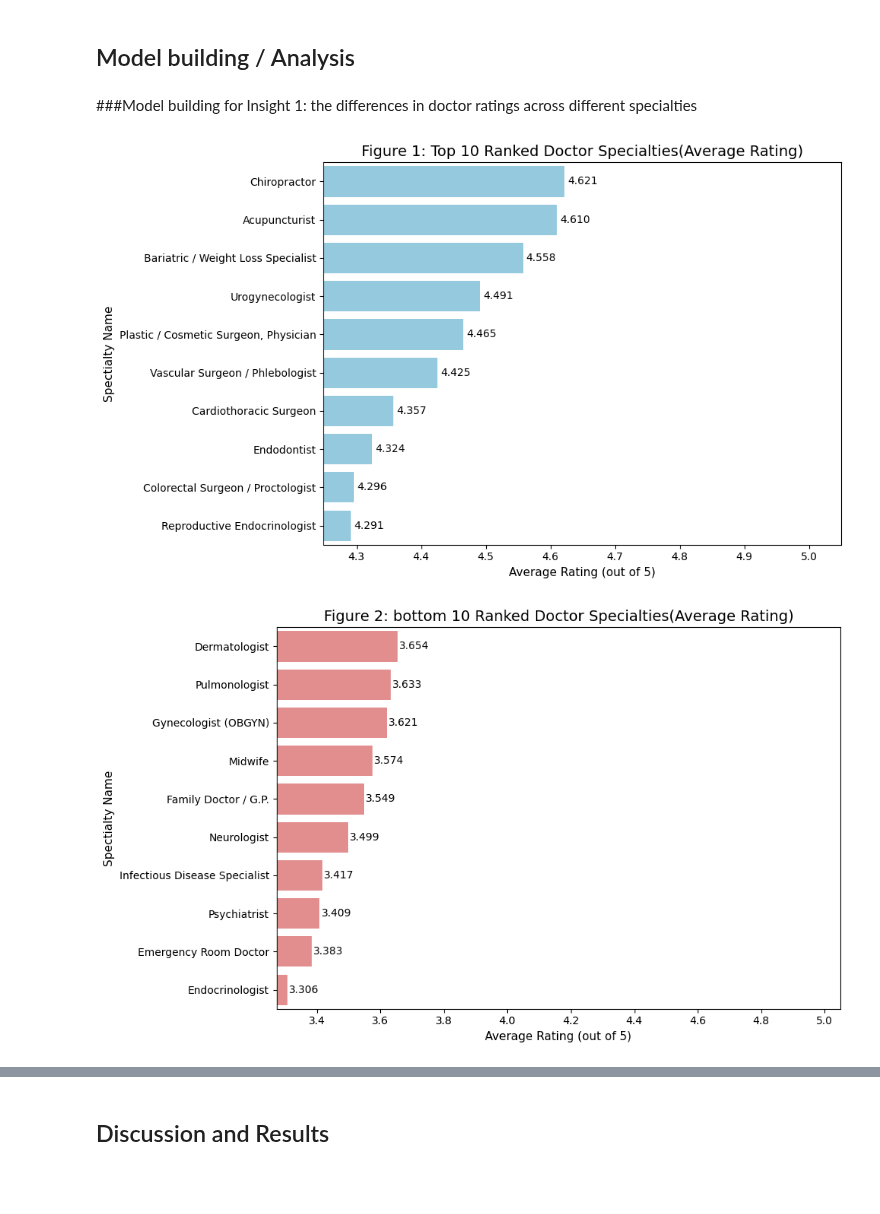
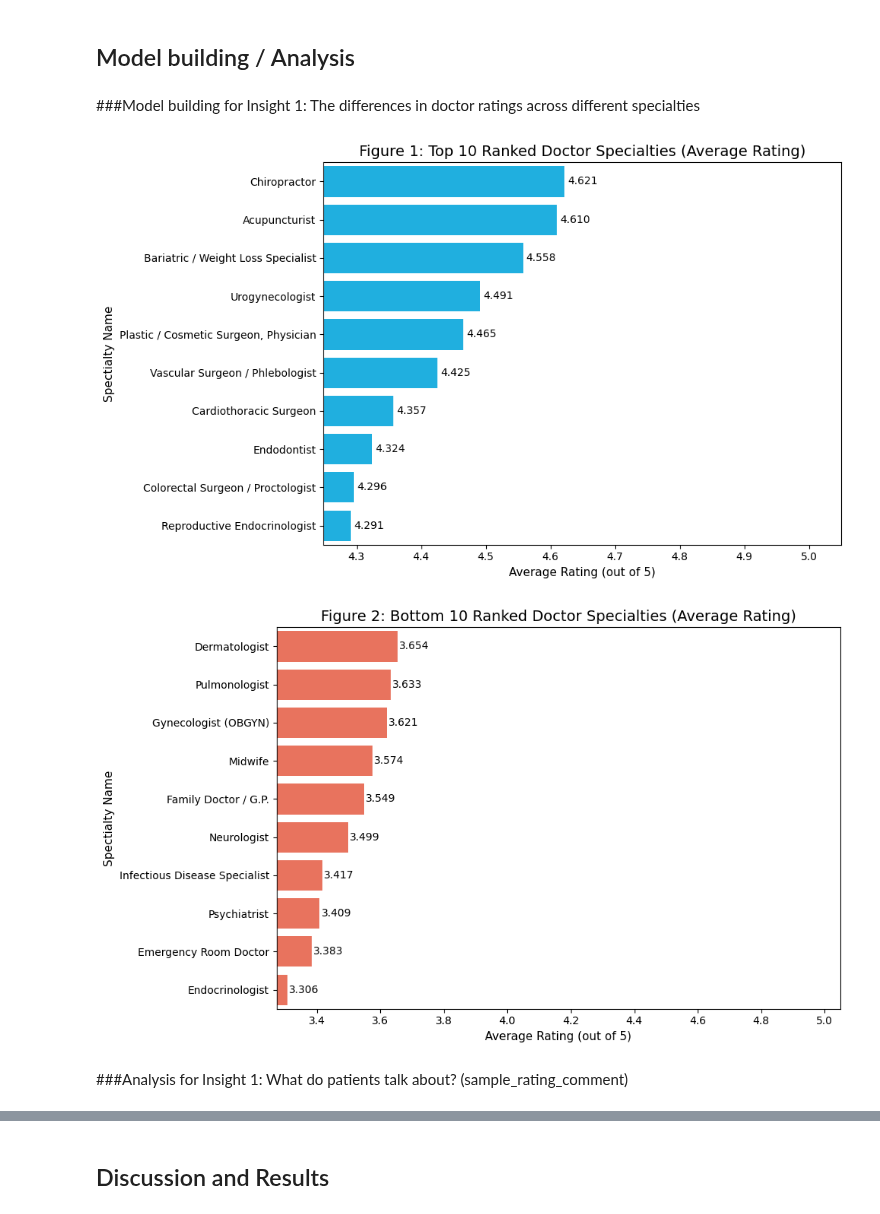
Before and after one commit to cis9650group7-boop/Group-7_Project1_HealthRateAnalysis, a Jupyter notebook: term_project_group7.ipynb, the cells around one changed output, grey strips where cells are left out. Cells and saved outputs as stored; diff of their text form; code cells hidden in the pictures; blank space fills up the shorter version.

Commit message:
Add: Analysis for Insight 1: What do patients talk about? (sample_rating_comment)

```diff
--- a/term_project_group7.ipynb
+++ b/term_project_group7.ipynb
@@ -129,7 +131,8 @@ columns_load = ["_id",
                  "rating.helpfulness",
                  "rating.punctuality",
                   "rating.staff",
-                 "rating.count"]
+                 "rating.count",
+                "sample_rating_comment"]
 
 csv_path = healthrate_raw[1]
 df = gcs_file_to_dataframe(BUCKET_NAME,  csv_path, columns_load)
@@ -174,7 +177,7 @@ The raw data set from the CSV file contained 1,611 columns and 143,791 rows. Tha
 cols_to_keep = [
     "_id", "full_name", "specialty_name", "location.city.name",
     "rating.average", "rating.helpfulness", "rating.punctuality",
-    "rating.staff", "rating.count"
+    "rating.staff", "rating.count","sample_rating_comment"
 ]
 
 df_clean = df[cols_to_keep].copy()
@@ -288,7 +300,7 @@ The 10th percentile rating count threshold: 165.25
 # %% [markdown]
 ## Model building / Analysis
 # %% [markdown]
-###Model building for Insight 1: the differences in doctor ratings across different specialties
+###Model building for Insight 1: The differences in doctor ratings across different specialties
 # %%
 # Model building for Insight 1: the differences in doctor ratings across different specialties
 # specialty_result_df is the dataframe already containing rows order by final_average_rating DESC
@@ -306,9 +318,9 @@ sns.barplot(
     x = 'final_average_rating',
     y = 'specialty_name',
     data = top_10_df,
-    color = 'skyblue'
+    color = 'deepskyblue'
 )
-plt.title('Figure 1: Top 10 Ranked Doctor Specialties(Average Rating)', fontsize = 14)
+plt.title('Figure 1: Top 10 Ranked Doctor Specialties (Average Rating)', fontsize = 14)
 plt.xlabel('Average Rating (out of 5)', fontsize = 11)
 plt.ylabel('Spectialty Name', fontsize = 11)
 
@@ -338,34 +350,36 @@ bottom_10_df = specialty_result_df.tail(10).copy()
 # 2. Sort the plotting data by rating ASC for correct chart display
 bottom_10_df = bottom_10_df.sort_values(by='final_average_rating', ascending=True)
 
 #3. Create Bottom 10 Horizontal Bar Chart
 plt.figure(figsize=(10,6))
 sns.barplot(
     x = 'final_average_rating',
     y = 'specialty_name',
     data = bottom_10_df,
-    color = 'lightcoral'
+    color = 'tomato'
 )
-plt.title('Figure 2: bottom 10 Ranked Doctor Specialties(Average Rating)', fontsize = 14)
+plt.title('Figure 2: Bottom 10 Ranked Doctor Specialties (Average Rating)', fontsize = 14)
 plt.xlabel('Average Rating (out of 5)', fontsize = 11)
 plt.ylabel('Spectialty Name', fontsize = 11)
 
 # Add value for each bar
 for index, value in enumerate(bottom_10_df['final_average_rating']):
   plt.text(
       value + 0.005,
       index,
       f'{value:.3f}',
       ha = 'left',
       va = 'center',
       fontsize = 10
   )
 
 # Invert the y-axis to show the highest rated specialty at the top
 plt.gca().invert_yaxis()
 plt.xlim(bottom_10_df['final_average_rating'].min() * 0.99, 5.05)
 plt.tight_layout()
 plt.show()
 # %% [output]
-[figure, old version]
+[figure, new version]
-[figure, old version]
+[figure, new version]
+# %% [markdown]
+###Analysis for Insight 1: What do patients talk about? (sample_rating_comment)
```
Also changed, not shown: parts of 5 cells of this notebook.
